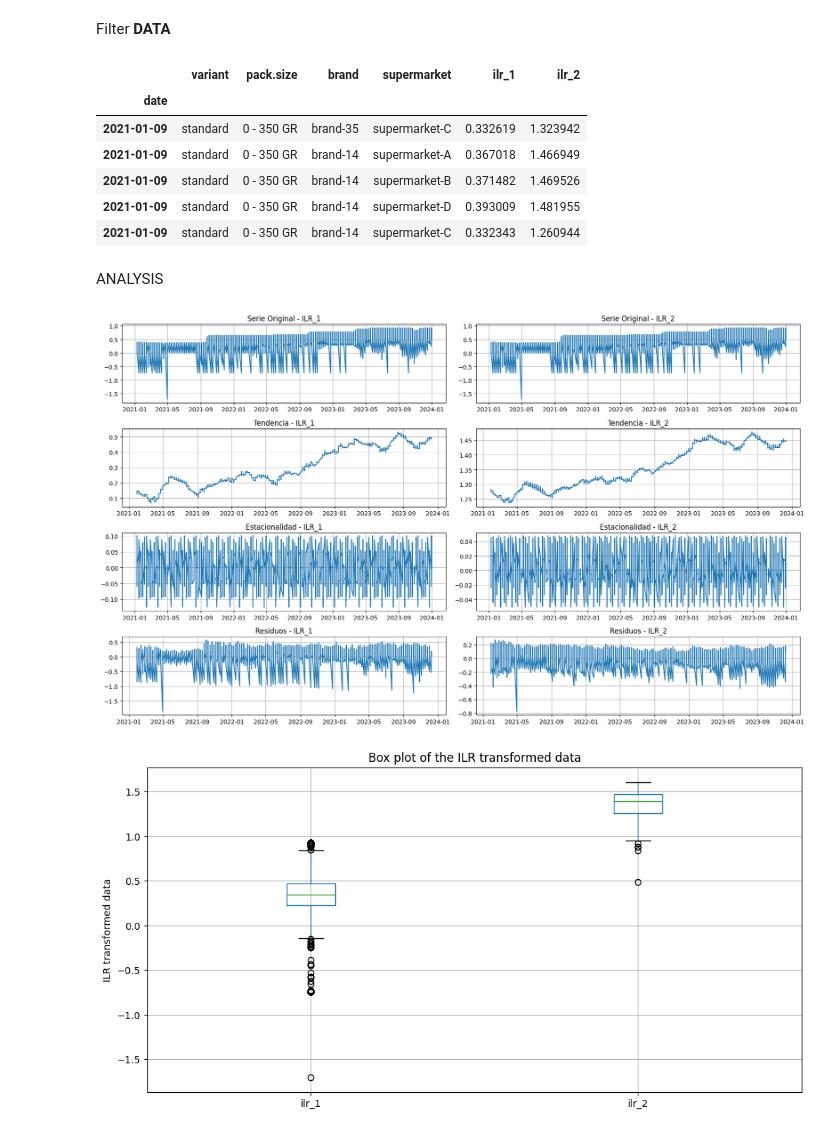
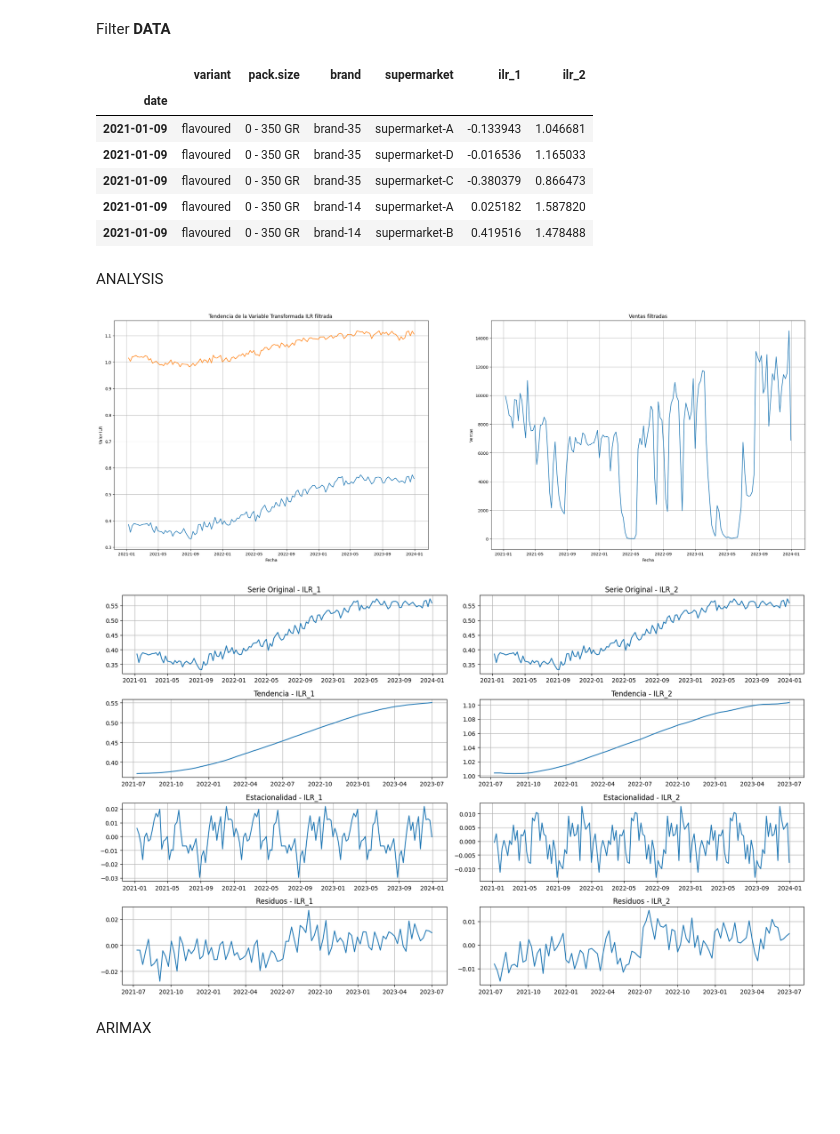
Before and after one commit to oscarjibou/BT-DataAnalysis, a Jupyter notebook: testing.ipynb, the cells around one changed output. Saved outputs shown, nothing was run; the diff lists cells and outputs as text; code cells hidden in the pictures; blank space fills up the shorter version.

```diff
--- a/testing.ipynb
+++ b/testing.ipynb
@@ -26,34 +45,61 @@ Filter **DATA**
 # variant = data_withILR["variant"] == "standard"
 
 pack_size = data_withILR["pack.size"] == "0 - 350 GR"
-brand = data_withILR["brand"].isin(["brand-35", "brand-15", "brand-14"])
-variant = data_withILR["variant"].isin(["standard"])
+brand = data_withILR["brand"].isin(["brand-35"])  # , "brand-15", "brand-14"
+variant = data_withILR["variant"].isin(["flavoured"])
 supermarket = data_withILR["supermarket"].isin(
-    ["supermarket-A", "supermarket-B", "supermarket-C", "supermarket-D"]
-)
+    ["supermarket-A"]
+)  # , "supermarket-B", "supermarket-C", "supermarket-D"
 
-data_filtered = data_withILR[(variant) & (pack_size) & (brand) & (supermarket)]
+data_filtered = data_withILR[(variant) & (pack_size)]  # & (brand) & (supermarket)
+data_filtered_withoutILR = data[(variant) & (pack_size) & (brand) & (supermarket)]
 data_filtered.head()
 # %% [output]
 |  | variant | pack.size | brand | supermarket | ilr_1 | ilr_2 |
 | date |  |  |  |  |  |  |
-| 2021-01-09 | standard | 0 - 350 GR | brand-35 | supermarket-C | 0.332619 | 1.323942 |
-| 2021-01-09 | standard | 0 - 350 GR | brand-14 | supermarket-A | 0.367018 | 1.466949 |
-| 2021-01-09 | standard | 0 - 350 GR | brand-14 | supermarket-B | 0.371482 | 1.469526 |
-| 2021-01-09 | standard | 0 - 350 GR | brand-14 | supermarket-D | 0.393009 | 1.481955 |
-| 2021-01-09 | standard | 0 - 350 GR | brand-14 | supermarket-C | 0.332343 | 1.260944 |
+| 2021-01-09 | flavoured | 0 - 350 GR | brand-35 | supermarket-A | -0.133943 | 1.046681 |
+| 2021-01-09 | flavoured | 0 - 350 GR | brand-35 | supermarket-D | -0.016536 | 1.165033 |
+| 2021-01-09 | flavoured | 0 - 350 GR | brand-35 | supermarket-C | -0.380379 | 0.866473 |
+| 2021-01-09 | flavoured | 0 - 350 GR | brand-14 | supermarket-A | 0.025182 | 1.587820 |
+| 2021-01-09 | flavoured | 0 - 350 GR | brand-14 | supermarket-B | 0.419516 | 1.478488 |
 # %% [markdown]
 ANALYSIS
+# %%
+ilr_trends = data_withILR.groupby("date")[["ilr_1", "ilr_2"]].mean()
+
+# Crear la visualización de las tendencias
+fig, ax = plt.subplots(1, 2, figsize=(30, 10))
+
+ax[0].plot(ilr_trends.index, ilr_trends["ilr_1"], label="ILR 1")
+ax[0].plot(ilr_trends.index, ilr_trends["ilr_2"], label="ILR 2")
+ax[0].set_title("Tendencia de la Variable Transformada ILR filtrada ")
+ax[0].set_xlabel("Fecha")
+ax[0].set_ylabel("Valor ILR")
+ax[0].grid(True)
+
+ax[1].plot(
+    data_filtered_withoutILR.index,
+    data_filtered_withoutILR["value.sales"],
+    label="value.sales",
+)
+ax[1].set_title("Ventas filtradas")
+ax[1].set_xlabel("Fecha")
+ax[1].set_ylabel("Ventas")
+ax[1].grid(True)
+
+plt.show()
+# %% [output]
+[figure, added]
 # %%
 # %matplotlib widget
 from statsmodels.tsa.seasonal import seasonal_decompose
 
 # Realizar la descomposición aditiva con los data_ilr interpolados
 decomposition_add_ilr_1 = seasonal_decompose(
-    data_filtered["ilr_1"], model="additive", period=52
+    ilr_trends["ilr_1"], model="additive", period=52
 )
 decomposition_add_ilr_2 = seasonal_decompose(
-    data_filtered["ilr_2"], model="additive", period=52
+    ilr_trends["ilr_2"], model="additive", period=52
 )
 
 fig, ax = plt.subplots(4, 2, figsize=(17, 10))
@@ -67,39 +113,40 @@ ax[1, 0].set_title("Tendencia - ILR_1")
 ax[1, 0].grid(True)
 
 ax[2, 0].plot(decomposition_add_ilr_1.seasonal)
 ax[2, 0].set_title("Estacionalidad - ILR_1")
 ax[2, 0].grid(True)
 
 ax[3, 0].plot(decomposition_add_ilr_1.resid)
 ax[3, 0].set_title("Residuos - ILR_1")
 ax[3, 0].grid(True)
 
 ax[0, 1].plot(decomposition_add_ilr_1.observed)
 ax[0, 1].set_title("Serie Original - ILR_2")
 ax[0, 1].grid(True)
 
 ax[1, 1].plot(decomposition_add_ilr_2.trend)
 ax[1, 1].set_title("Tendencia - ILR_2")
 ax[1, 1].grid(True)
 
 ax[2, 1].plot(decomposition_add_ilr_2.seasonal)
 ax[2, 1].set_title("Estacionalidad - ILR_2")
 ax[2, 1].grid(True)
 
 ax[3, 1].plot(decomposition_add_ilr_2.resid)
 ax[3, 1].set_title("Residuos - ILR_2")
 ax[3, 1].grid(True)
 
 plt.tight_layout()
 plt.show()
 
-# box plot of the ilr transformed data
-plt.figure(figsize=(12, 6))
-data_filtered[ilr_columns].boxplot()
-plt.ylabel("ILR transformed data")
-plt.title("Box plot of the ILR transformed data")
-plt.grid(True)
-plt.show()
+# # box plot of the ilr transformed data
+# plt.figure(figsize=(12, 6))
+# data_filtered[ilr_columns].boxplot()
+# plt.ylabel("ILR transformed data")
+# plt.title("Box plot of the ILR transformed data")
+# plt.grid(True)
+# plt.show()
 # %% [output]
-[figure, old version]
+[figure, new version]
-[figure, removed]
+# %% [markdown]
+ARIMAX
```
Also changed, not shown: parts of 2 cells of this notebook.
